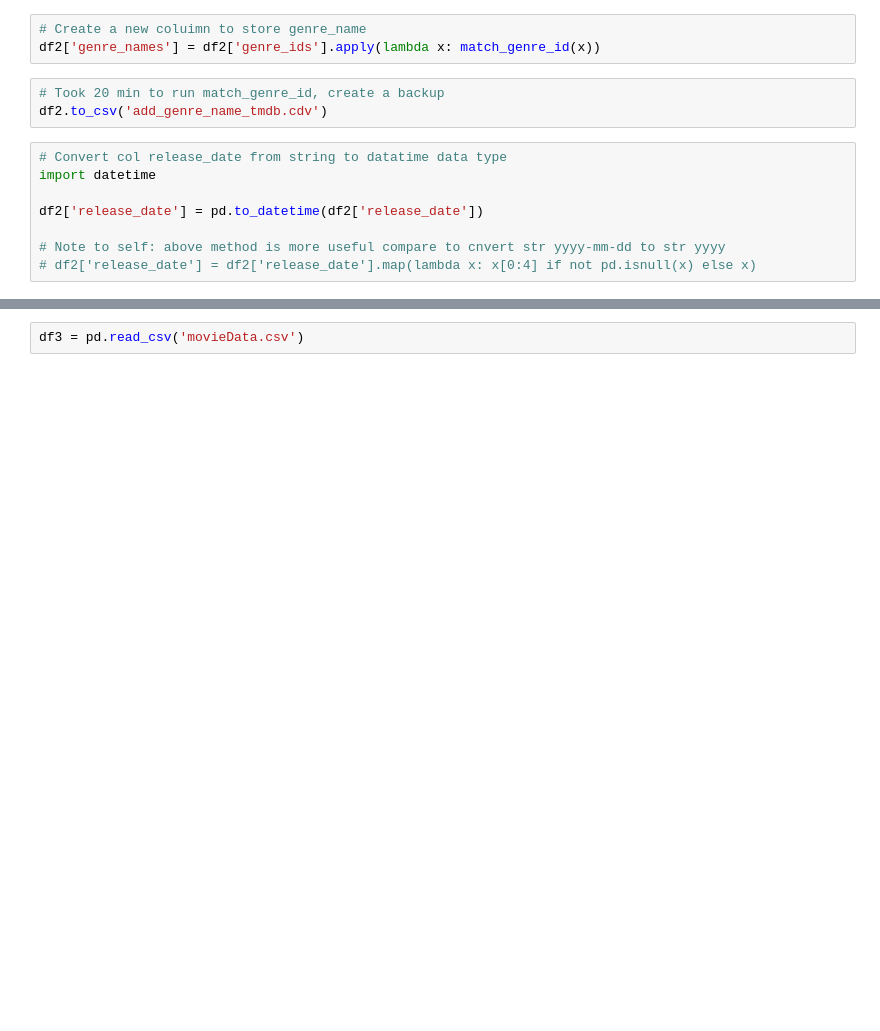
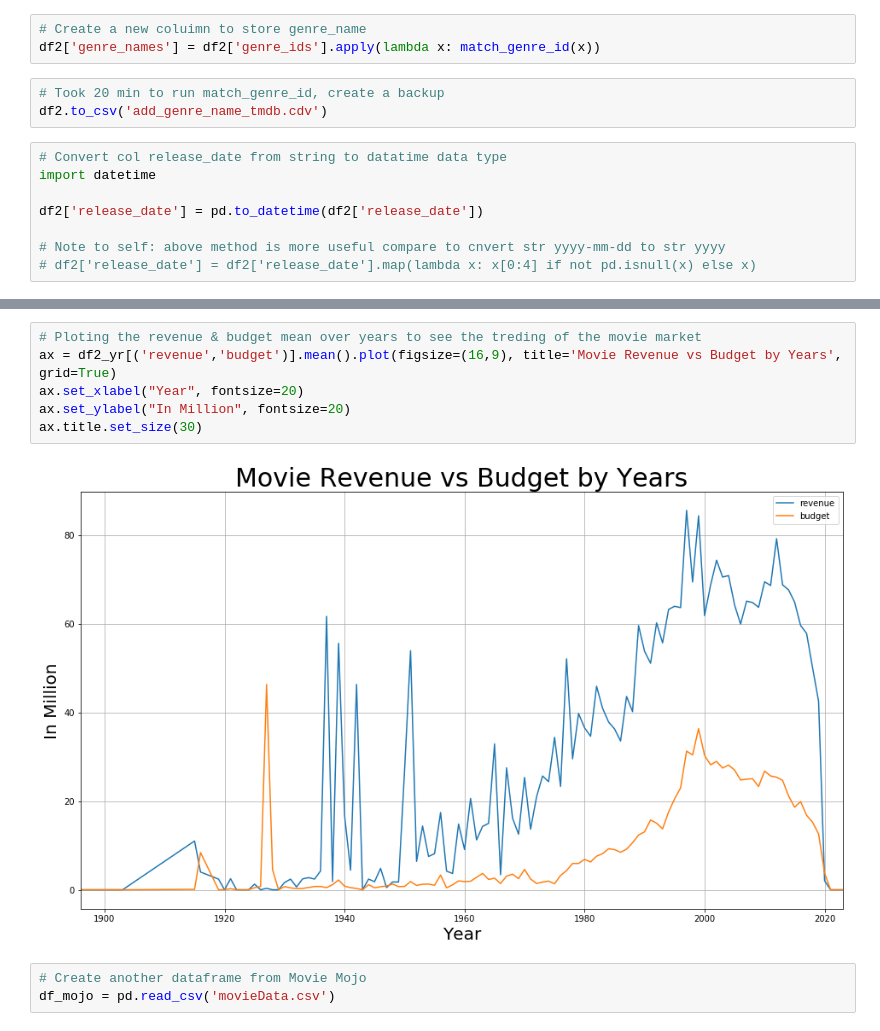
Before and after one commit to CaryMosley/Mod1Project, a Jupyter notebook: MovieStatistics.ipynb, the cells around one changed output, grey strips where cells are left out. Cells and saved outputs as stored; diff of their text form; blank space fills up the shorter version.

```diff
--- a/MovieStatistics.ipynb
+++ b/MovieStatistics.ipynb
@@ -379,2 +418,11 @@ df2_yr.revenue.describe()
+# %%
+# Ploting the revenue & budget mean over years to see the treding of the movie market
+ax = df2_yr[('revenue','budget')].mean().plot(figsize=(16,9), title='Movie Revenue vs Budget by Years', grid=True)
+ax.set_xlabel("Year", fontsize=20)
+ax.set_ylabel("In Million", fontsize=20)
+ax.title.set_size(30)
+# %% [output]
+[figure, added]
 # %%
-df3 = pd.read_csv('movieData.csv')
+# Create another dataframe from Movie Mojo
+df_mojo = pd.read_csv('movieData.csv')
```
Also changed, not shown: parts of 28 cells of this notebook.
